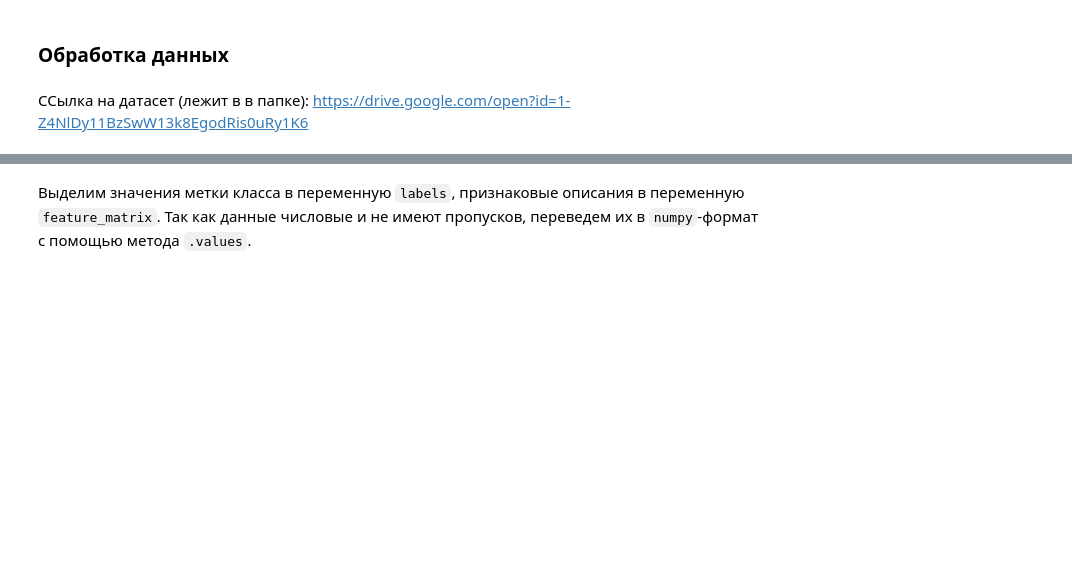
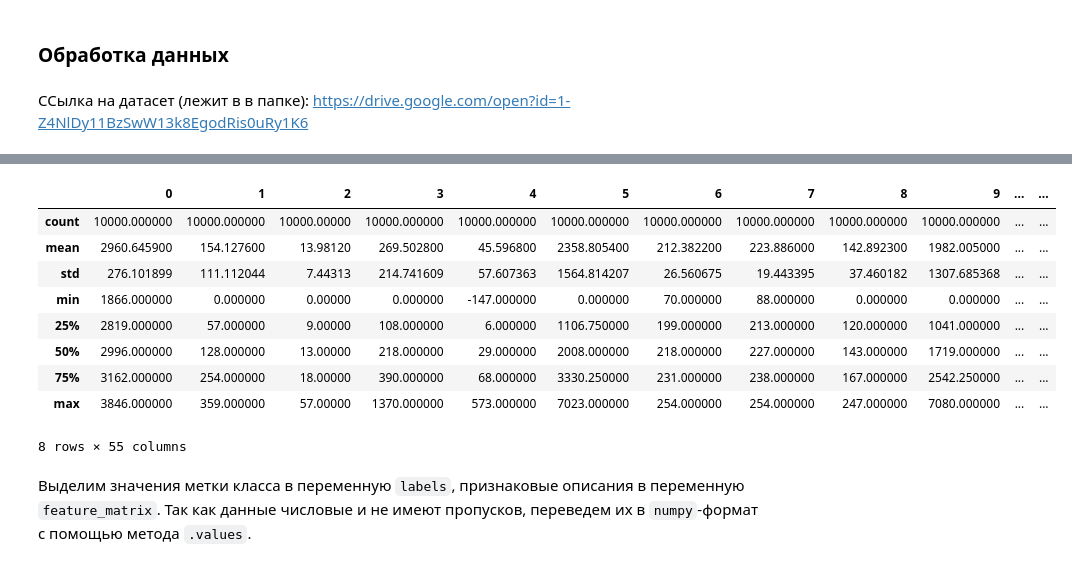
Before and after one commit to Sashmark97/Deep_Learning_School, a Jupyter notebook: [3]ml_pandas_knn/ml_basics/[homework]knn.ipynb, the cells around one changed output, grey strips where cells are left out. Drawn from its saved outputs; the diff is of its cells as text; code cells hidden in the pictures; blank space fills up the shorter version.

```diff
--- a/[3]ml_pandas_knn/ml_basics/[homework]knn.ipynb
+++ b/[3]ml_pandas_knn/ml_basics/[homework]knn.ipynb
@@ -36,3 +46,16 @@ all_data.shape
+# %%
+all_data.describe()
+# %% [output]
+|  | 0 | 1 | 2 | 3 | 4 | 5 | 6 | 7 | 8 | 9 | ... | ... |
+| count | 10000.000000 | 10000.000000 | 10000.00000 | 10000.000000 | 10000.000000 | 10000.000000 | 10000.000000 | 10000.000000 | 10000.000000 | 10000.000000 | ... | ... |
+| mean | 2960.645900 | 154.127600 | 13.98120 | 269.502800 | 45.596800 | 2358.805400 | 212.382200 | 223.886000 | 142.892300 | 1982.005000 | ... | ... |
+| std | 276.101899 | 111.112044 | 7.44313 | 214.741609 | 57.607363 | 1564.814207 | 26.560675 | 19.443395 | 37.460182 | 1307.685368 | ... | ... |
+| min | 1866.000000 | 0.000000 | 0.00000 | 0.000000 | -147.000000 | 0.000000 | 70.000000 | 88.000000 | 0.000000 | 0.000000 | ... | ... |
+| 25% | 2819.000000 | 57.000000 | 9.00000 | 108.000000 | 6.000000 | 1106.750000 | 199.000000 | 213.000000 | 120.000000 | 1041.000000 | ... | ... |
+| 50% | 2996.000000 | 128.000000 | 13.00000 | 218.000000 | 29.000000 | 2008.000000 | 218.000000 | 227.000000 | 143.000000 | 1719.000000 | ... | ... |
+| 75% | 3162.000000 | 254.000000 | 18.00000 | 390.000000 | 68.000000 | 3330.250000 | 231.000000 | 238.000000 | 167.000000 | 2542.250000 | ... | ... |
+| max | 3846.000000 | 359.000000 | 57.00000 | 1370.000000 | 573.000000 | 7023.000000 | 254.000000 | 254.000000 | 247.000000 | 7080.000000 | ... | ... |
+8 rows × 55 columns
 # %% [markdown]
 Выделим значения метки класса в переменную `labels`, признаковые описания в переменную `feature_matrix`. Так как данные числовые и не имеют пропусков, переведем их в `numpy`-формат с помощью метода `.values`.
 # %%
```
Also changed, not shown: parts of 9 cells of this notebook.
